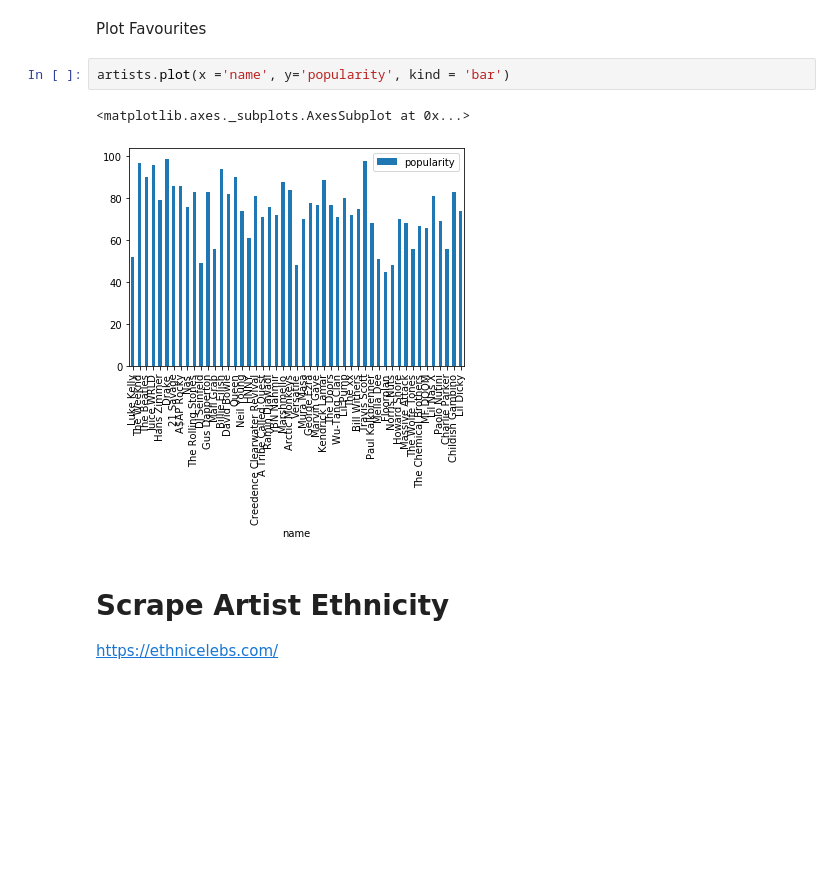
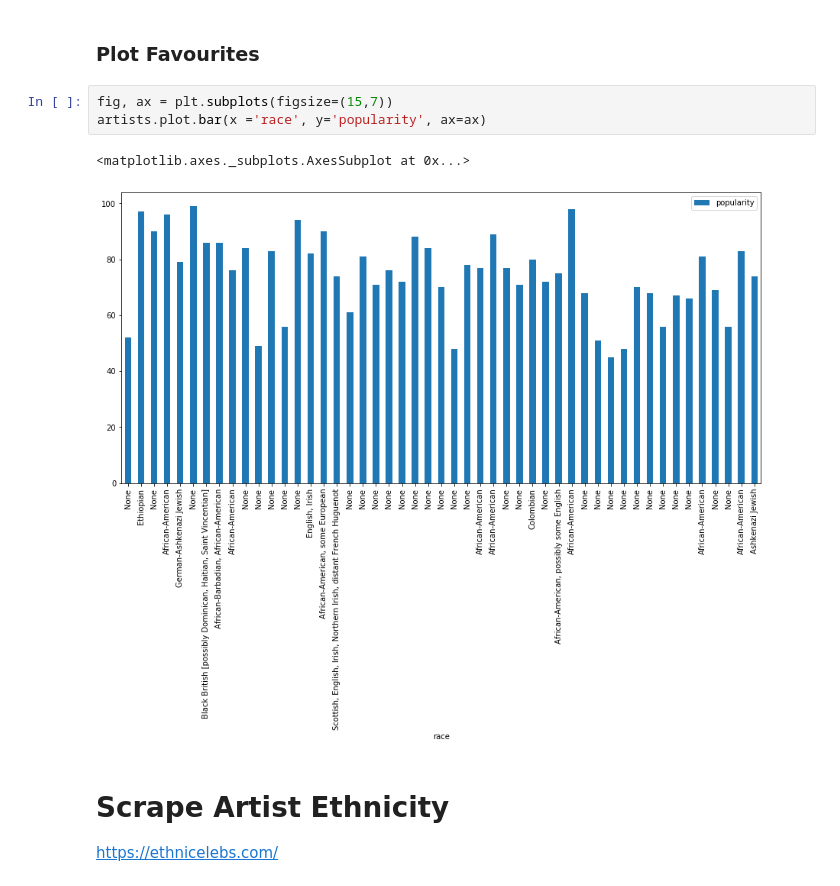
Before and after one commit to jacKlinc/spotify-usage-analysis, a Jupyter notebook: SpotiPy_Stats.ipynb, the cells around one changed output. Drawn from its saved outputs; the diff is of its cells as text; blank space fills up the shorter version.

Commit message:
Races grouped and plotted
- Plots made bigger
- Many unknown artists, more data needed (Wiki scrape?)
- Want to add popularity weighting

```diff
--- a/SpotiPy_Stats.ipynb
+++ b/SpotiPy_Stats.ipynb
@@ -84,10 +69,11 @@ artists.head(15)
-# %% [markdown]
-Plot Favourites
-# %%
-artists.plot(x ='name', y='popularity', kind = 'bar')
-# %% [output]
-<matplotlib.axes._subplots.AxesSubplot at 0x...>
-[figure, removed]
+# %% [markdown]
+### Plot Favourites
+# %%
+fig, ax = plt.subplots(figsize=(15,7))
+artists.plot.bar(x ='race', y='popularity', ax=ax)
+# %% [output]
+<matplotlib.axes._subplots.AxesSubplot at 0x...>
+[figure, added]
 # %% [markdown]
 # Scrape Artist Ethnicity
 https://ethnicelebs.com/
```
Also changed, not shown: parts of 23 cells of this notebook, 2 other files.
